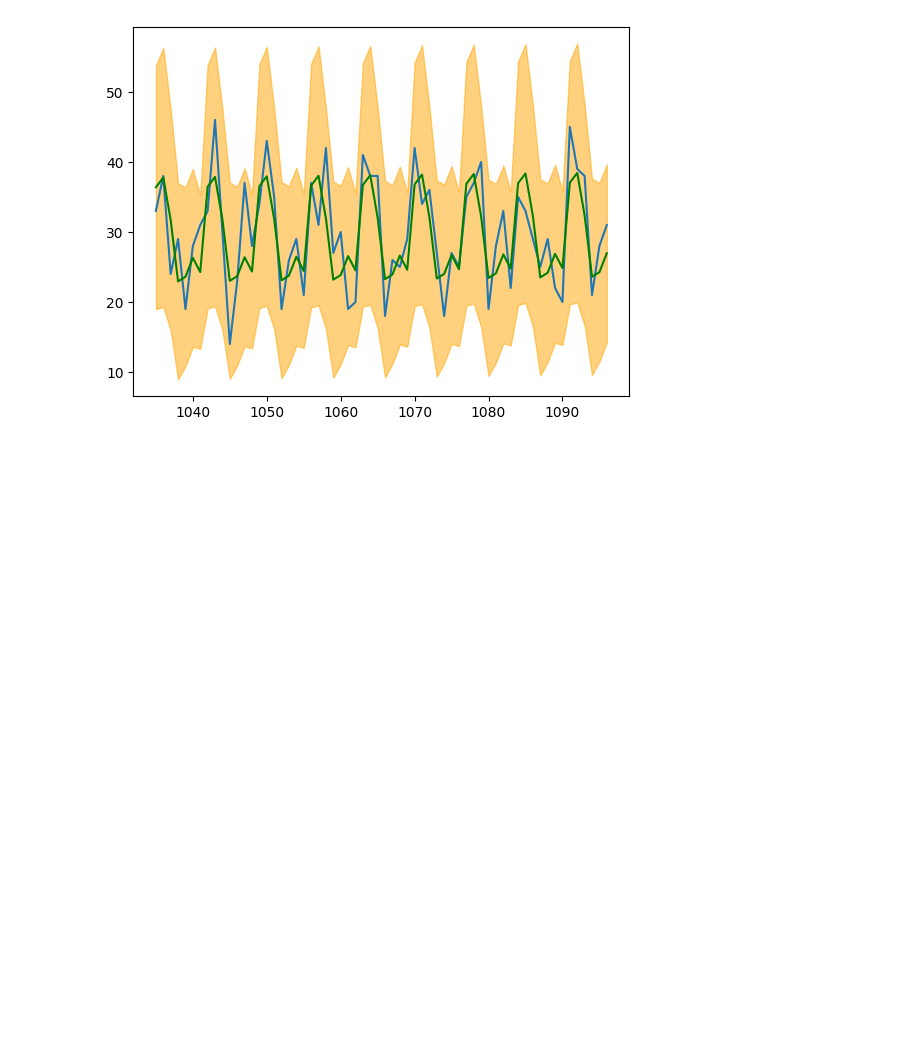
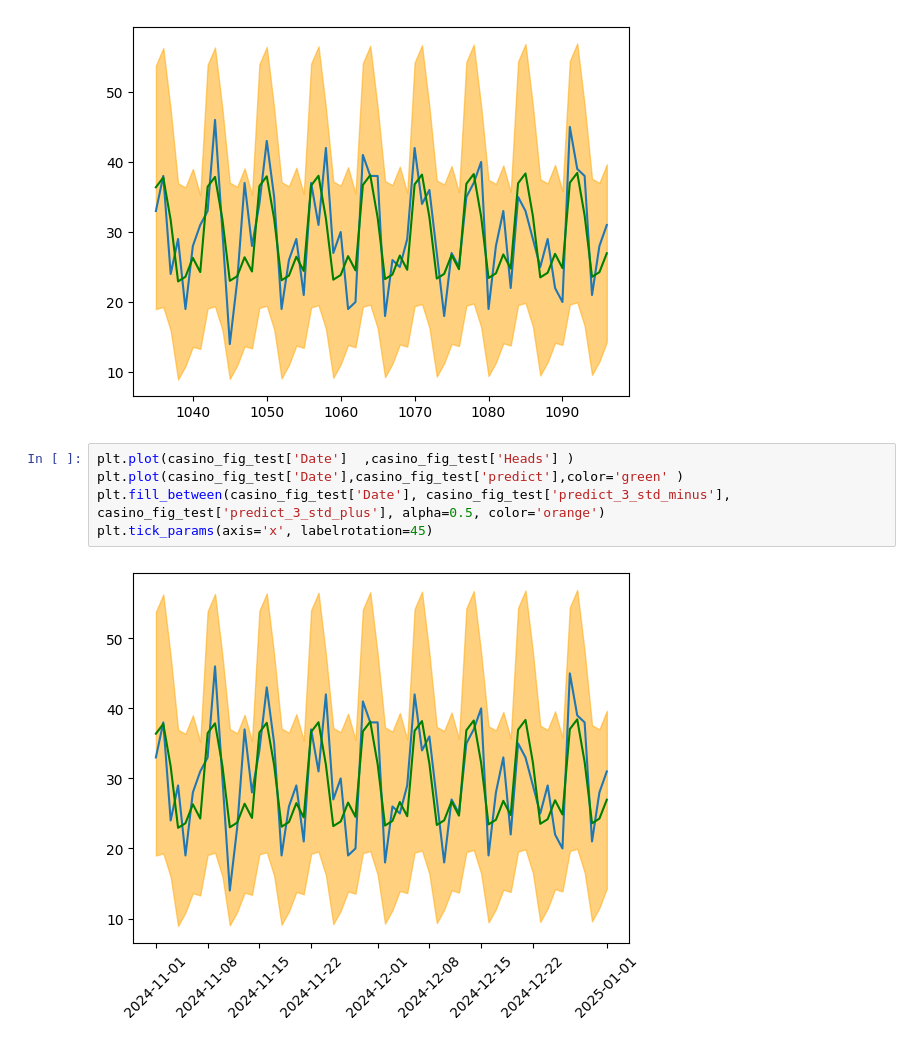
Before and after one commit to TrR1s/DS_examples, a Jupyter notebook: ets 2.ipynb, the cells around one changed output. Drawn from its saved outputs; the diff is of its cells as text; blank space fills up the shorter version.

```diff
--- a/ets 2.ipynb
+++ b/ets 2.ipynb
@@ -151,3 +151,10 @@ plt.fill_between(casino_fig_test.index, casino_fig_test['predict_3_std_minus'],
 # %% [output]
 <matplotlib.collections.FillBetweenPolyCollection at 0x...>
 [figure]
+# %%
+plt.plot(casino_fig_test['Date']  ,casino_fig_test['Heads'] )
+plt.plot(casino_fig_test['Date'],casino_fig_test['predict'],color='green' )
+plt.fill_between(casino_fig_test['Date'], casino_fig_test['predict_3_std_minus'], casino_fig_test['predict_3_std_plus'], alpha=0.5, color='orange')
+plt.tick_params(axis='x', labelrotation=45)
+# %% [output]
+[figure, added]
```
Also changed, not shown: 5 other files.
